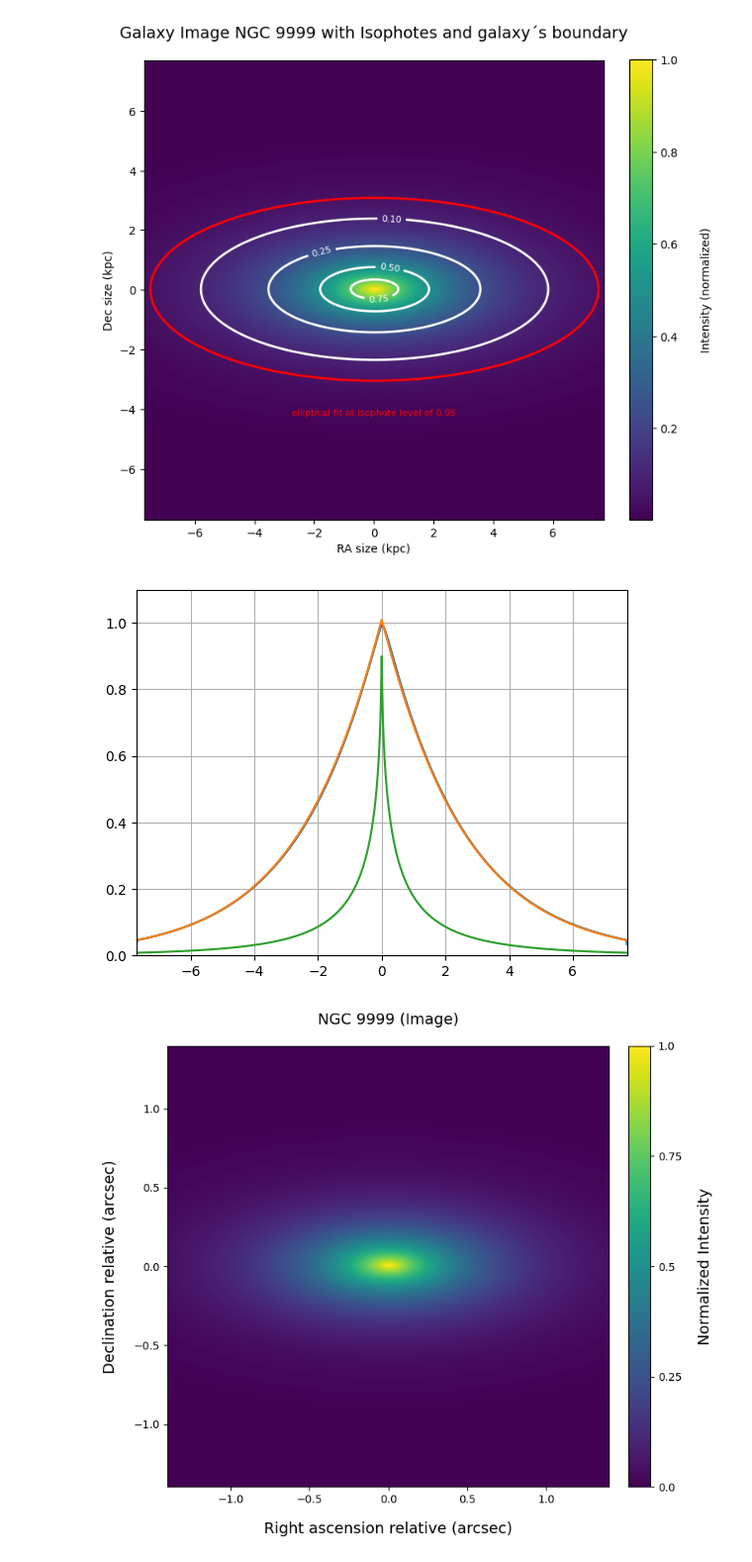
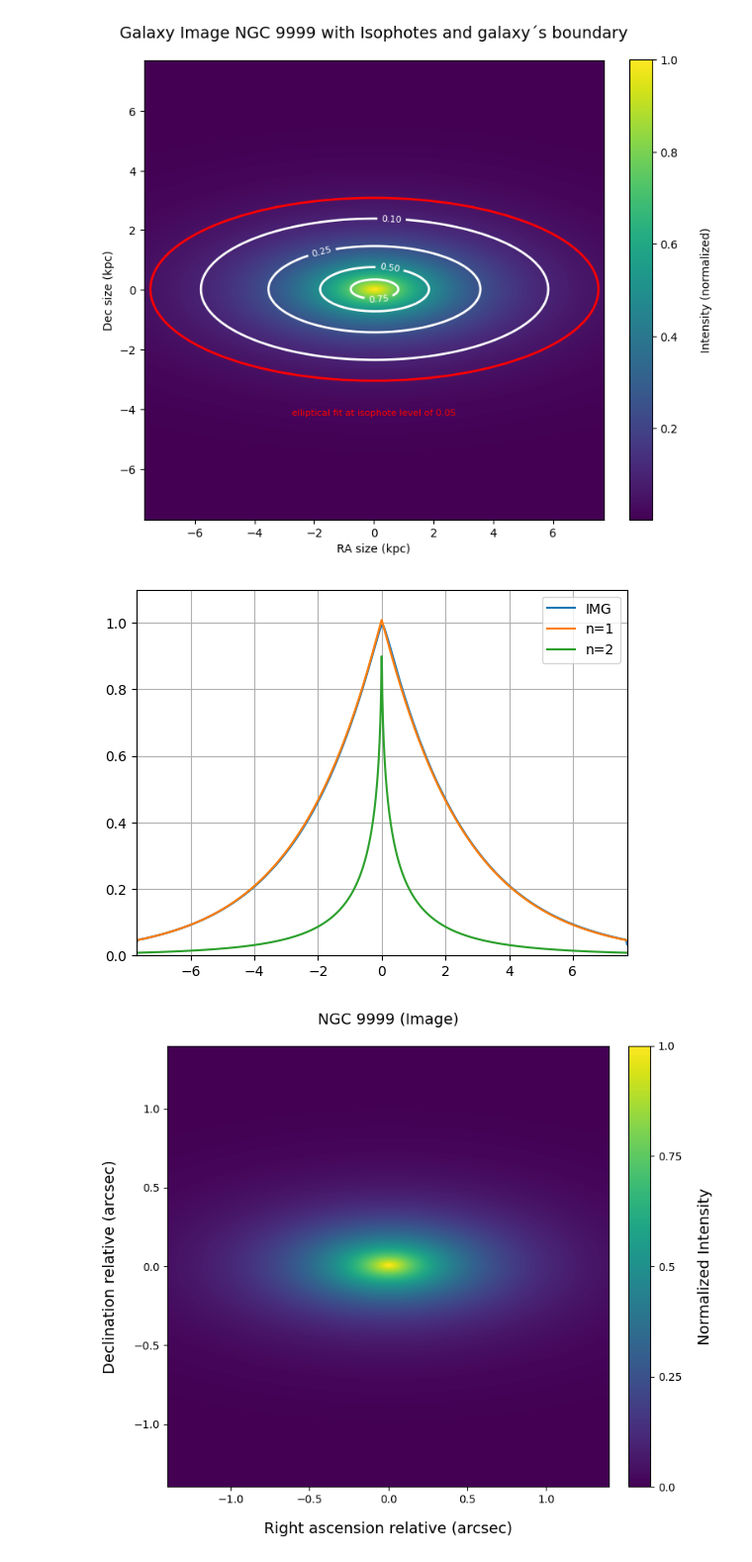
Before and after one commit to B0whunt3r21/AstroPrak, a Jupyter notebook: Galax_Spect/Galax_Spect.ipynb, the cells around one changed output. Shown at 99% size. Drawn from its saved outputs; the diff is of its cells as text; code cells hidden in the pictures.

```diff
--- a/Galax_Spect/Galax_Spect.ipynb
+++ b/Galax_Spect/Galax_Spect.ipynb
@@ -11,6 +11,8 @@ u.imperial.enable()
 from scipy.optimize import curve_fit
 
 galaxSpect = 'Galax_Spect.fits'
+OUT = 'img/'
+
 hdu = pyfits.open(galaxSpect)
 IMG = hdu[1].data
 LSS = hdu[2].data
@@ -21,6 +23,7 @@ fig, axes = plt.subplots(1, 2, figsize=(10, 10))
 axes[0].imshow(IMG)
 axes[1].imshow(LSS)
 
+plt.savefig(OUT+'dataRaw.svg')
 plt.show()
 # %% [output]
 [figure]
@@ -300,36 +307,39 @@ distance d = 1135.1998403034565 Mpc
 # %%
 brightness_profile = IMG_normalized[1024, :]
 
 # Sérsic Profile Model
 def sersic_profile(r, I0, re, n, b_n):
     return I0 * np.exp(-b_n * abs(r / re)**(1/n))
 
 # Example function to estimate b_n
 def b_n(n):
     return 2*n - 1/3 + (4 / (405 * n))
 
 b_n_test = b_n(2)
 brightness_profile_test = sersic_profile(x_kpc_IMG_rel, 1, 4.5, 2, b_n_test)
 
 # Initial guess for parameters [I0, re, n]
 initial_guess = [1, 4.5, 1]
 
 # Fit the model
 popt, pcov = curve_fit(lambda r, I0, re, n: sersic_profile(r, I0, re, n, b_n(n)), x_kpc_IMG_rel, brightness_profile, p0=initial_guess)
 I0_opt, re_opt, n_opt = popt
 
 b_n_opt = b_n(n_opt)
 brightness_profile_opt = sersic_profile(x_kpc_IMG_rel, I0_opt, re_opt, n_opt, b_n_opt)
 
-plt.plot(x_kpc_IMG_rel, brightness_profile)
-plt.plot(x_kpc_IMG_rel, brightness_profile_opt)
-plt.plot(x_kpc_IMG_rel, brightness_profile_test)
+plt.plot(x_kpc_IMG_rel, brightness_profile, label='IMG')
+plt.plot(x_kpc_IMG_rel, brightness_profile_opt, label='n=1')
+plt.plot(x_kpc_IMG_rel, brightness_profile_test, label='n=2')
 plt.xlim(x_kpc_IMG_rel.min(), x_kpc_IMG_rel.max())
 plt.ylim(0, 1.1)
 plt.grid()
+plt.legend()
+
+plt.savefig(OUT+'sersic.svg')
 plt.show()
 # %% [output]
-[figure, old version]
+[figure, new version]
 # %%
 import matplotlib.colors as colors
 
```
Also changed, not shown: parts of 8 cells of this notebook, 28 other files.
